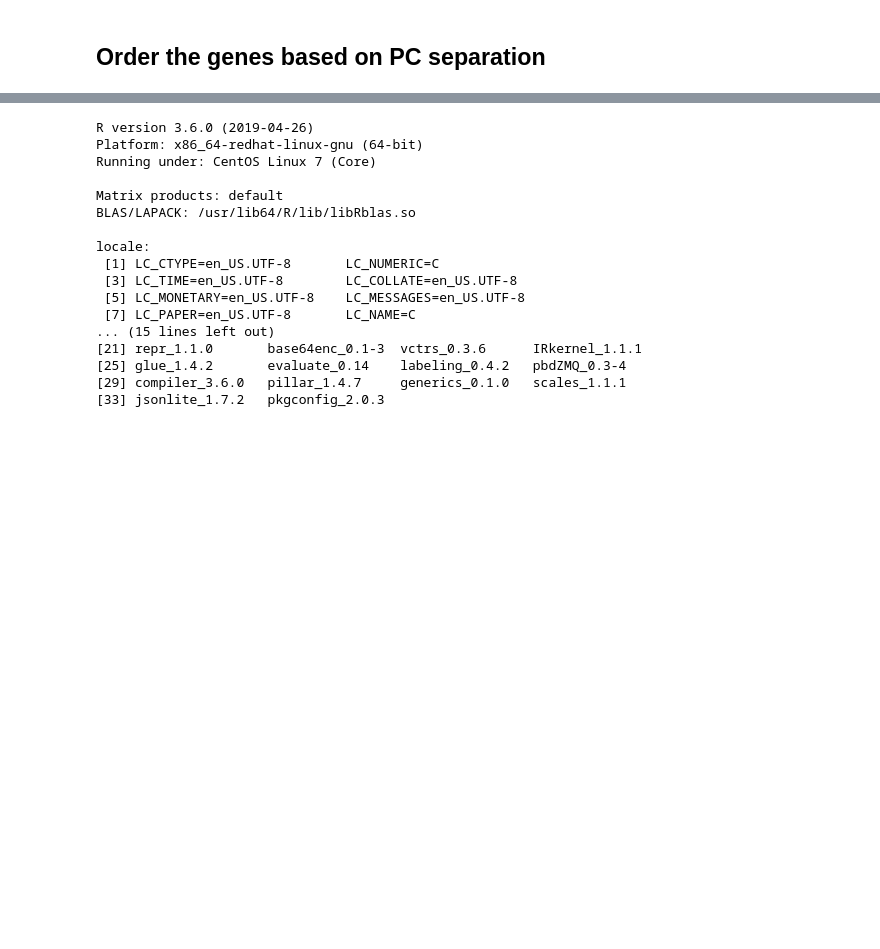
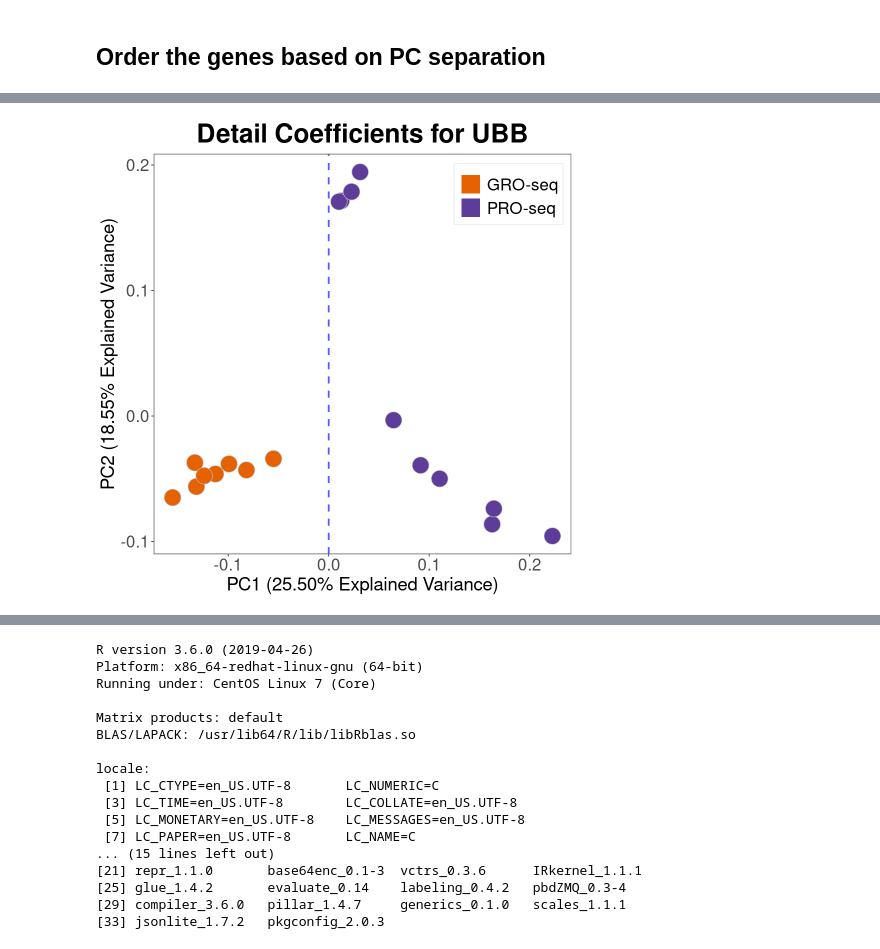
Before and after one commit to Dowell-Lab/Protocol-Comparisons, a Jupyter notebook: notebooks/gene_pca_plots.ipynb, the cells around one changed output, grey strips where cells are left out. Cells and saved outputs as stored; diff of their text form; code cells hidden in the pictures; blank space fills up the shorter version.

```diff
--- a/notebooks/gene_pca_plots.ipynb
+++ b/notebooks/gene_pca_plots.ipynb
@@ -98,10 +123,10 @@ length(na)
 # %% [markdown]
 # Loading PC1 and PC2 values
 # %%
-pc1 <- read.table("../data/PC1_results_sym5.tsv",sep = '\t', header=FALSE)
-pc2 <- read.table("../data/PC2_results_sym5.tsv",sep = '\t', header=FALSE)
+pc1 <- read.table('../data/PC1_results_sym5.tsv')
+pc2 <- read.table('../data/PC2_results_sym5.tsv')
+gene_ids <- read.table('../data/gene_names.tsv')
 sample_ids <- read.table('../data/sample_names.tsv',sep = '\t')
-gene_ids <- read.table('../data/gene_names.tsv')
 # %%
 rownames(pc1) <- gene_ids$V1
 rownames(pc2) <- gene_ids$V1
@@ -165,0 +214,10 @@ genes_pc1_plot
+# %%
+#subset UBB from the pc1 and pc2 dataframes
+ubb_pc <- as.data.frame(t(rbind(pc1[rownames(pc1) %in% 'UBB',],
+                                pc2[rownames(pc2) %in% 'UBB',])))
+
+colnames(ubb_pc) <- c('PC1','PC2')
+rownames(ubb_pc) <- sample_ids$V1
+ubb_pc$Protocol <- sample_ids$V2
+ubb_pc$Library <- sample_ids$V3
+ubb_pc
@@ -165,0 +251,41 @@ genes_pc1_plot
+# %%
+options(repr.plot.width=8, repr.plot.height=8)
+ubb_pro_plot <- ggplot(ubb_pc, aes(PC1, PC2,fill=Protocol)) +
+        xlab("PC1 (25.50% Explained Variance)") +
+        ylab("PC2 (18.55% Explained Variance)") +
+        ggtitle('Detail Coefficients for UBB') +
+        geom_point(size=9, shape=21,color="gray") +
+        theme_bw() +
+        geom_vline(xintercept=0, linetype="dashed",
+                    color = "blue", size=1, alpha=0.65) +
+        guides(fill = guide_legend(override.aes = list(shape = 15,
+                                                   size = 10,
+                                                  col=c('#e66101','#5e3c99')))) +
+        scale_fill_manual(name="Protocol",
+                          values = c('#e66101','#5e3c99'),
+                         labels = c("GRO-seq", "PRO-seq")) +
+        theme(panel.grid.major = element_blank(),
+              panel.grid.minor = element_blank(),
+              panel.background = element_rect(colour = "black", size=0.75))+
+        theme(plot.title = element_text(hjust = 0.5, face = "bold"),
+              title = element_text(size = 26),
+              axis.title = element_text(size = 22),
+              axis.text = element_text(size = 20),
+             legend.title =  element_blank(),
+             legend.text = element_text(size = 20)) +
+        theme(
+            panel.background = element_rect(fill = "white"),
+            panel.border = element_rect(colour = "gray", fill=NA),
+            plot.background = element_rect(fill = "transparent", color = NA),
+            legend.key = element_rect(colour = "transparent",
+                                      fill = "transparent"),
+            legend.background = element_rect(fill = "transparent",
+                                             colour = 'white',
+                                             linetype='solid'),
+            legend.box.background = element_rect(fill = "transparent")
+
+        ) + theme(legend.position = c(0.85, 0.9))
+
+ubb_pro_plot
+# %% [output]
+[figure, added]
```
Also changed, not shown: parts of 39 cells of this notebook, 15 other files.
